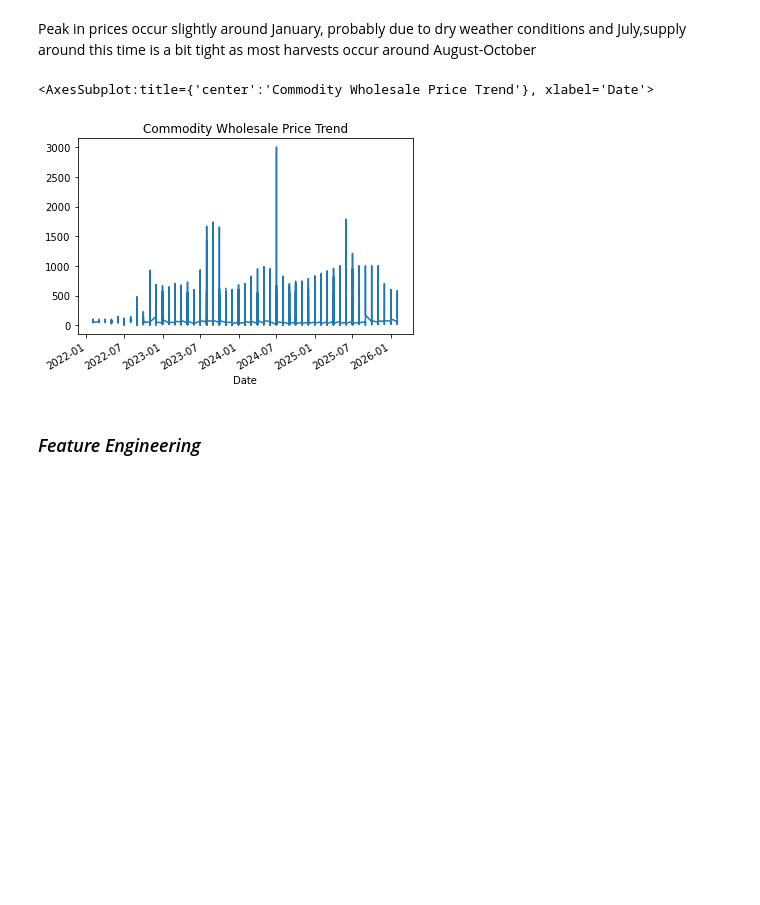
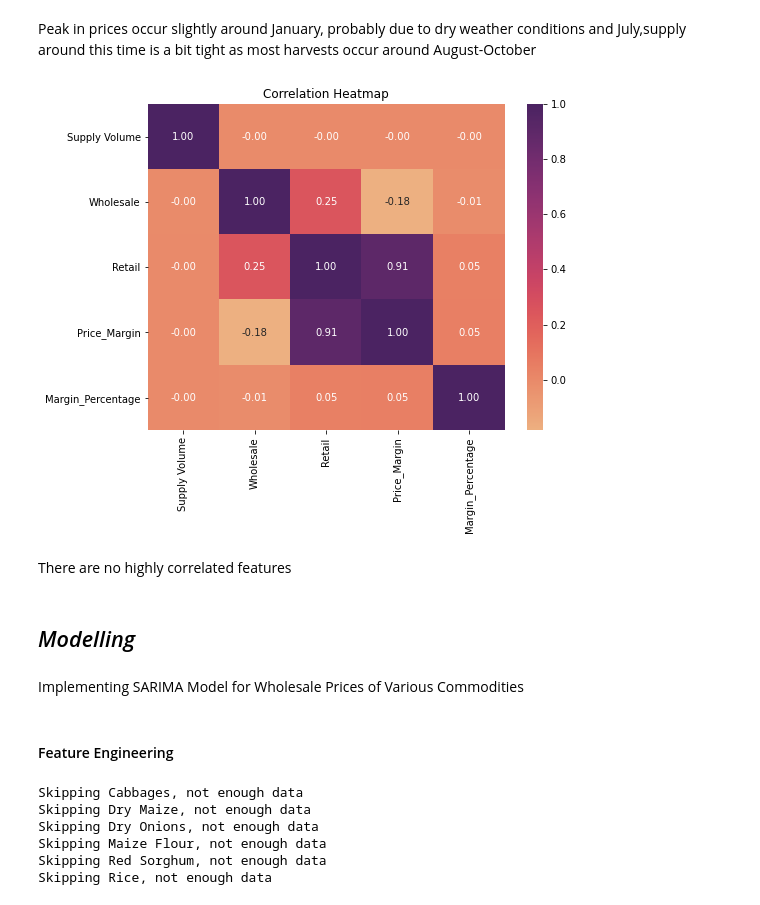
Before and after one commit to Victor-Mufasa/Agricultural-Commodity-Price-Forecasting, a Jupyter notebook: notebook/charity.ipynb, the cells around one changed output. Saved outputs shown, nothing was run; the diff lists cells and outputs as text; code cells hidden in the pictures; blank space fills up the shorter version.

```diff
--- a/notebook/charity.ipynb
+++ b/notebook/charity.ipynb
@@ -272,9 +212,41 @@ df_complete['Retail'].plot(title='Commodity Retail Price Trend')
 # %% [markdown]
 Peak in prices occur slightly around January, probably due to dry weather conditions and July,supply around this time is a bit tight as most harvests occur around August-October
-# %%
-df_complete['Wholesale'].plot(title='Commodity Wholesale Price Trend')
-# %% [output]
-<AxesSubplot:title={'center':'Commodity Wholesale Price Trend'}, xlabel='Date'>
-[figure, removed]
-# %% [markdown]
-### *Feature Engineering*
+# %%
+plt.figure(figsize=(8, 6))
+correlation = data[["Supply Volume", 'Wholesale', 'Retail', 'Price_Margin', 'Margin_Percentage']].corr()
+sns.heatmap(correlation, annot=True, cmap="flare", fmt=".2f")
+plt.title('Correlation Heatmap')
+plt.show()
+# %% [output]
+[figure, added]
+# %% [markdown]
+There are no highly correlated features
+# %% [markdown]
+## *Modelling*
+# %% [markdown]
+Implementing SARIMA Model for Wholesale Prices of Various Commodities
+# %% [markdown]
+#### Feature Engineering
+# %%
+commodities = data["Commodity"].unique()
+
+sarima_results = {}
+
+for commodity, df_c in data.groupby("Commodity"):
+
+    monthly_data = (
+        df_c.set_index("Date")
+        .resample("M")["Wholesale"]
+        .mean()
+        .interpolate("time")
+    )
+    if len(monthly_data.dropna()) < 24:
+        print(f"Skipping {commodity}, not enough data")
+        continue # excludes commodities with less than 24 months of data
+# %% [output]
+Skipping Cabbages, not enough data
+Skipping Dry Maize, not enough data
+Skipping Dry Onions, not enough data
+Skipping Maize Flour, not enough data
+Skipping Red Sorghum, not enough data
+Skipping Rice, not enough data
```
Also changed, not shown: parts of 26 cells of this notebook.
